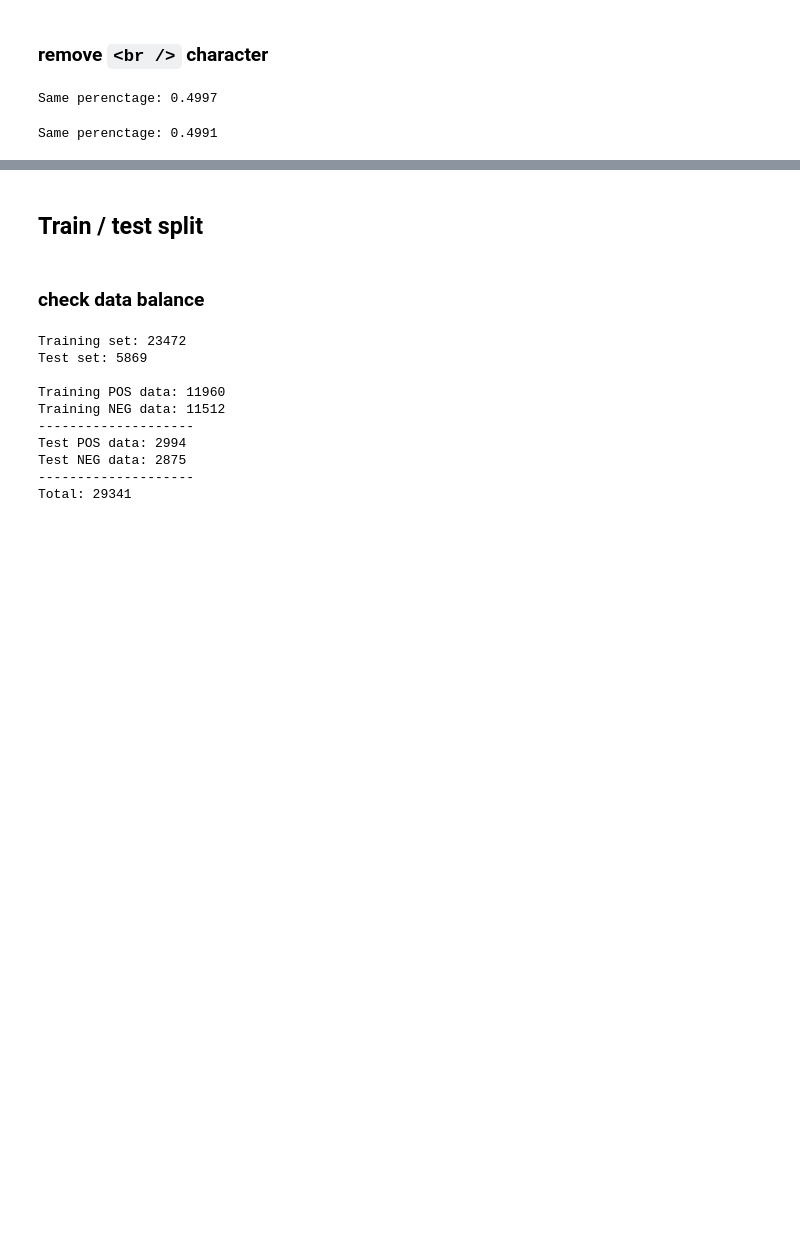
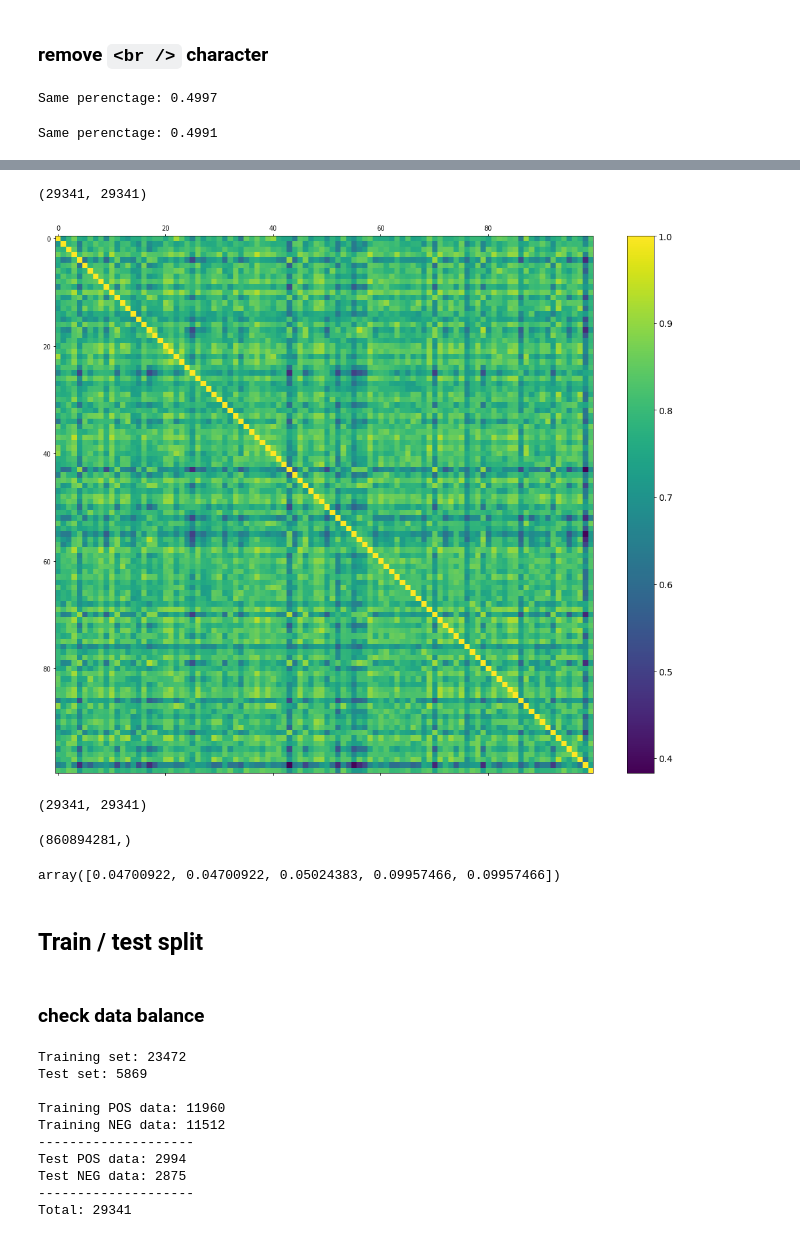
Before and after one commit to maglili/ai_cup-movie_comment, a Jupyter notebook: EDA.ipynb, the cells around one changed output, grey strips where cells are left out. Cells and saved outputs as stored; diff of their text form; code cells hidden in the pictures; blank space fills up the shorter version.

Commit message:
add data leakage section in eda

```diff
--- a/EDA.ipynb
+++ b/EDA.ipynb
@@ -162,0 +247,14 @@ Same perenctage: 0.4991
+# %%
+# dataset
+dataset = TensorDataset(input_ids, attention_masks)
+data_loader = DataLoader(dataset, shuffle=False, batch_size=8)
+# %%
+# Load pre-trained model (weights)
+model = BertModel.from_pretrained(
+    "bert-base-uncased",
+    output_hidden_states=True,  # Whether the model returns all hidden-states.
+)
+
+# Put the model in "evaluation" mode, meaning feed-forward operation.
+model.eval()
+model.to(device)
@@ -162,0 +279,11 @@ Same perenctage: 0.4991
+# %%
+embeding_list = []
+with torch.no_grad():
+    for batch in data_loader:
+        b_input_ids = batch[0].to(device)
+        b_input_mask = batch[1].to(device)
+        outputs = model(b_input_ids, b_input_mask)
+        word_embedding = outputs[0][:, 0, :].cpu().numpy()
+        embeding_list.extend(word_embedding)
+#         print("last_hidden_state:", outputs[0].shape)
+#         print("word_embedding:", word_embedding.shape)
@@ -162,0 +314,18 @@ Same perenctage: 0.4991
+# %%
+correlation_matrix = np.corrcoef(np.array(embeding_list))
+# %%
+correlation_matrix.shape
+# %% [output]
+(29341, 29341)
+# %%
+f = plt.figure(figsize=(19, 15))
+plt.matshow(correlation_matrix[:100, :100], fignum=f.number)
+cb = plt.colorbar()
+cb.ax.tick_params(labelsize=14)
+plt.show()
+# %% [output]
+[figure, added]
+# %%
+correlation_matrix
+# %% [output]
+(29341, 29341)
@@ -162,0 +336,4 @@ Same perenctage: 0.4991
+# %%
+cm_flatten.shape
+# %% [output]
+(860894281,)
@@ -162,0 +342,4 @@ Same perenctage: 0.4991
+# %%
+cm_qni_val[:5]
+# %% [output]
+array([0.04700922, 0.04700922, 0.05024383, 0.09957466, 0.09957466])
```
Also changed, not shown: parts of 17 cells of this notebook, 9 other files.
